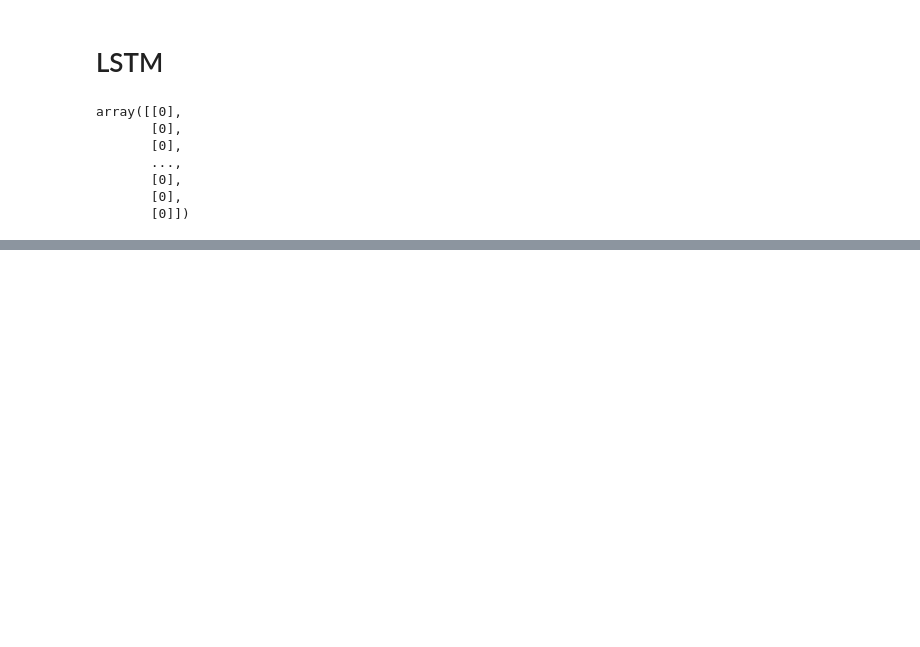
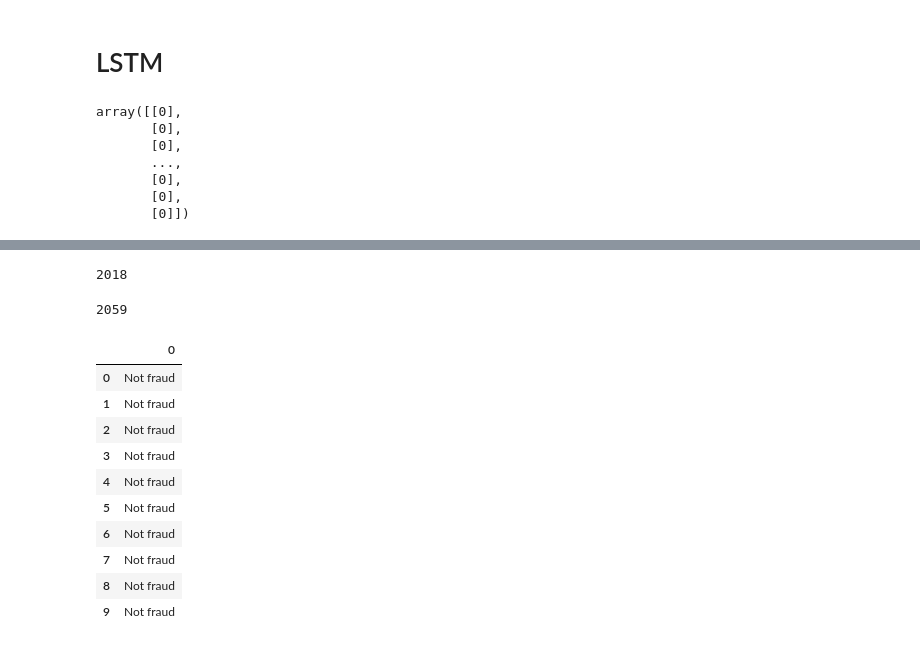
Before and after one commit to shwetasharmaeco/job_fraud_prediction, a Jupyter notebook: job_frauds.ipynb, the cells around one changed output, grey strips where cells are left out. Saved outputs shown, nothing was run; the diff lists cells and outputs as text; code cells hidden in the pictures; blank space fills up the shorter version.

```diff
--- a/job_frauds.ipynb
+++ b/job_frauds.ipynb
@@ -711,0 +826,44 @@ WARNING:tensorflow:10 out of the last 12 calls to <function Model.make_predict_f
+# %%
+data_nlp.reset_index(drop=True, inplace=True)
+rf_text_cat.reset_index(drop=True, inplace=True)
+df_nlp_cat = pd.concat([rf_text_cat, data_nlp], axis=1)
+df_nlp_cat = df_nlp_cat.drop("text", axis=1)
+# %%
+len(df_nlp_cat.columns)
+# %% [output]
+2018
+# %%
+len(cat_nlp_train.columns)
+# %% [output]
+2059
+# %%
+df_nlp_cat = df_nlp_cat.fillna(0)
+# %%
+ # Get missing columns in the training test
+missing_cols = set(cat_nlp_test.columns) - set(df_nlp_cat.columns)
+# Add a missing column in test set with default value equal to 0
+for c in missing_cols:
+    df_nlp_cat[c] = 0
+# Ensure the order of column in the test set is in the same order than in train set
+df_nlp_cat = df_nlp_cat[cat_nlp_test.columns]
+# %%
+
+y_preds = model.predict_proba(df_nlp_cat)[:,1]
+
+y_preds_test = np.array(["Fraud" if val >=0.25 else "Not fraud" for val in y_preds])
+
+y_preds_df = pd.DataFrame(y_preds_test)
+# %%
+y_preds_df
+# %% [output]
+|  | 0 |
+| 0 | Not fraud |
+| 1 | Not fraud |
+| 2 | Not fraud |
+| 3 | Not fraud |
+| 4 | Not fraud |
+| 5 | Not fraud |
+| 6 | Not fraud |
+| 7 | Not fraud |
+| 8 | Not fraud |
+| 9 | Not fraud |
```
Also changed, not shown: parts of 56 cells of this notebook, 13 other files.
